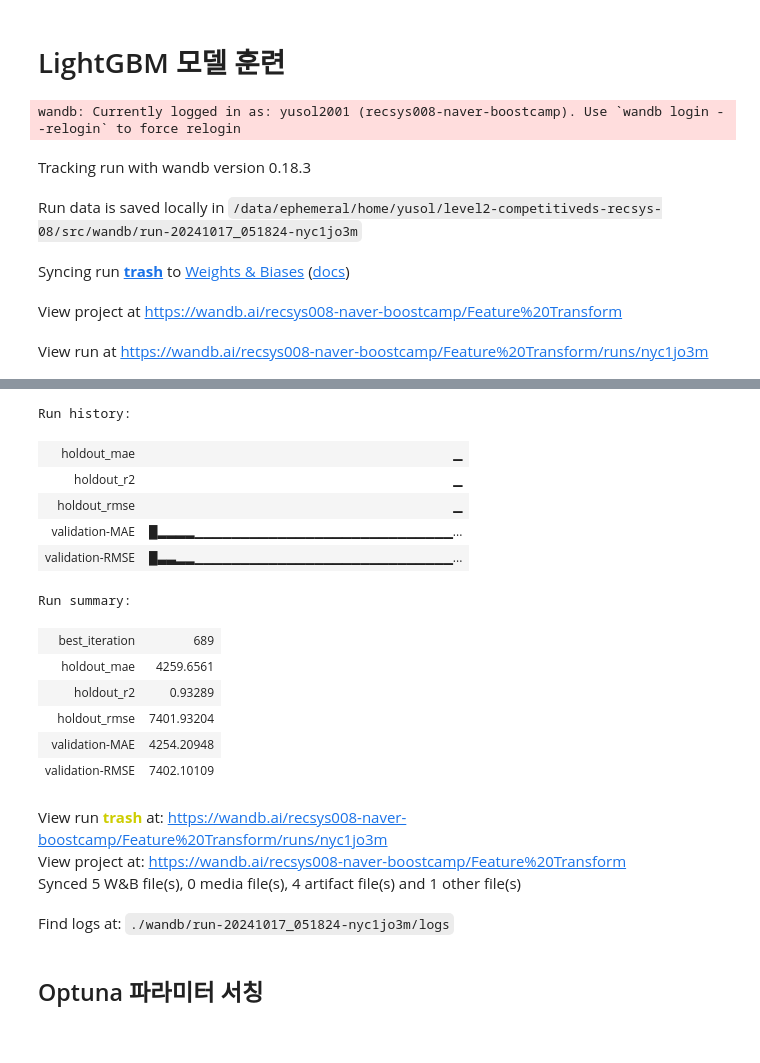
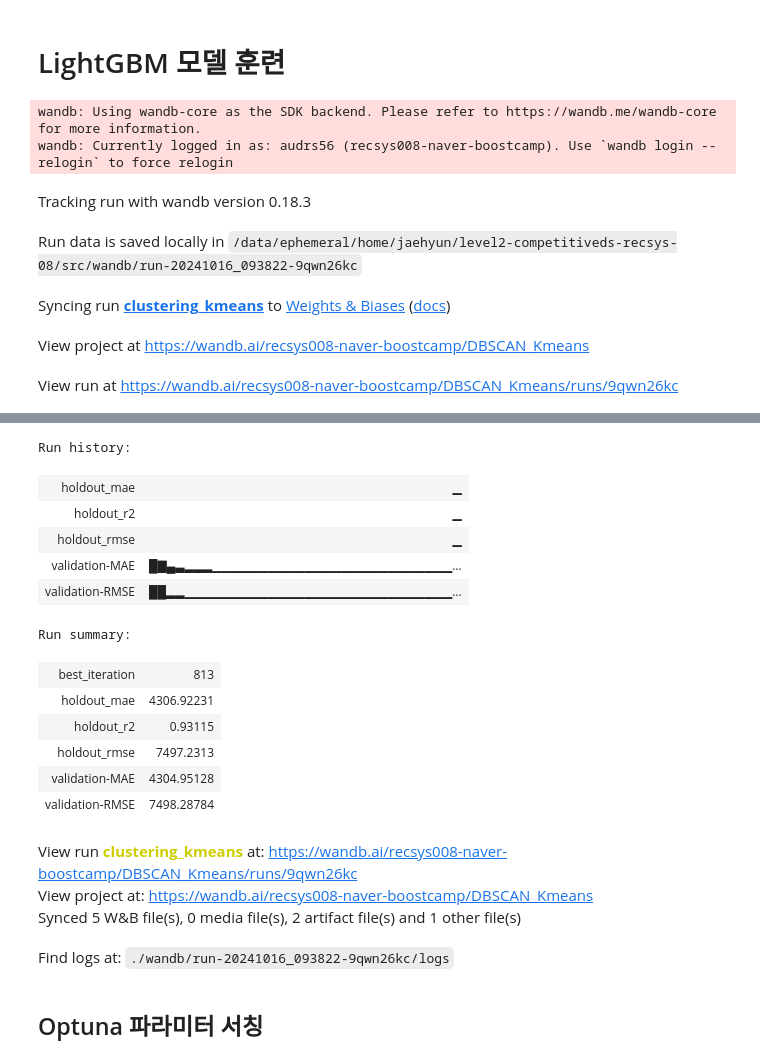
Before and after one commit to boostcampaitech7/level2-competitiveds-recsys-08, a Jupyter notebook: src/baseline.ipynb, the cells around one changed output, grey strips where cells are left out. Drawn from its saved outputs; the diff is of its cells as text; code cells hidden in the pictures.

```diff
--- a/src/baseline.ipynb
+++ b/src/baseline.ipynb
@@ -156,13 +150,3 @@ test_data = ft.map_item_count_or_density_with_area(test_data, park, radius_km, i
-# %%
-# 각 레벨에 대해 다른 거리 범위를 설정
-distance_kms = {
-    'elementary': 1,  # 1km 이내
-    'middle': 5,      # 3km 이내
-    'high': 5         # 5km 이내
-}
-
-train_data = ft.map_school_level_counts(train_data, school, distance_kms, n_jobs=8)
-test_data = ft.map_school_level_counts(test_data, school, distance_kms, n_jobs=8)
 # %% [markdown]
 # Holdout 데이터셋 설정 (예: 2023년 7월부터 12월까지의 데이터)
 # %%
@@ -268,17 +279,33 @@ X_holdout.head()
 ## 피처 선택
 # %%
 # 피처 선택
-train_columns = ['area_m2', 'contract_year_month', 'floor', 'built_year', 'latitude', 'longitude', 'cluster',
-                 'nearest_subway_distance', 'nearest_elementary_distance', 'nearest_middle_distance',
-                 'nearest_high_distance', 'park_density', 'elementary', 'middle', 'high']
-
+train_columns = ['area_m2', 'contract_year_month', 'contract_day', 'floor', 'built_year', 'latitude', 'longitude',
+              'nearest_subway_distance', 'nearest_elementary_distance', 'nearest_middle_distance', 'nearest_high_distance', 'nearest_park_distance', 'nearest_park_area', 'cluster']
 X_train = X_train[train_columns]
 X_holdout = X_holdout[train_columns]
+X_test = X_test[train_columns]
 # %% [markdown]
 # LightGBM 모델 훈련
 # %%
+# 플롯 제목 통일을 위해 커스텀 콜백 설정
+def custom_wandb_callback():
+    def callback(env):
+        for data_name, metric_name, value, _ in env.evaluation_result_list:
+            # 메트릭 이름 변경
+            if metric_name == 'l1':
+                metric_name = 'MAE'
+            elif metric_name == 'rmse':
+                metric_name = 'RMSE'
+
+            # 로그 이름 생성
+            log_name = f"{data_name}-{metric_name}"
+
+            # wandb에 로그 기록
+            wandb.log({log_name: value}, step=env.iteration)
+    return callback
+
 # wandb 초기화
-wandb.init(project="Feature Transform", name="trash", entity="recsys008-naver-boostcamp")  # 실험명에 따라 name, entity 등 변경해주기!!
+wandb.init(project="DBSCAN_Kmeans", name="clustering_kmeans", entity="recsys008-naver-boostcamp")  # 실험명에 따라 name, entity 등 변경해주기!!
 
 # LightGBM 파라미터 설정
 lgb_params = {
@@ -311,12 +338,12 @@ lgb_model = lgb.train(
     callbacks=[
         lgb.early_stopping(stopping_rounds=50),
         lgb.log_evaluation(period=100),
-        lgb_wandb_callback()
+        custom_wandb_callback()
     ]
 )
 
 # 특성 중요도 로깅
-log_summary(lgb_model)
+lgb_log_summary(lgb_model)
 
 # Holdout 데이터 예측 - validation 데이터에 대해 가장 좋았던 iteration 사용
 lgb_holdout_pred = lgb_model.predict(X_holdout, num_iteration=lgb_model.best_iteration)
@@ -342,10 +369,11 @@ print(f"R²: {lgb_holdout_r2:.2f}")
 # wandb 실험 종료
 wandb.finish()
 # %% [output]
-wandb: Currently logged in as: yusol2001 (recsys008-naver-boostcamp). Use `wandb login --relogin` to force relogin
+wandb: Using wandb-core as the SDK backend. Please refer to https://wandb.me/wandb-core for more information.
+wandb: Currently logged in as: audrs56 (recsys008-naver-boostcamp). Use `wandb login --relogin` to force relogin
 Tracking run with wandb version 0.18.3
-Run data is saved locally in /data/ephemeral/home/yusol/level2-competitiveds-recsys-08/src/wandb/run-20241017_051824-nyc1jo3m
+Run data is saved locally in /data/ephemeral/home/jaehyun/level2-competitiveds-recsys-08/src/wandb/run-20241016_093822-9qwn26kc
-Syncing run trash to Weights & Biases (docs)
+Syncing run clustering_kmeans to Weights & Biases (docs)
-View project at https://wandb.ai/recsys008-naver-boostcamp/Feature%20Transform
+View project at https://wandb.ai/recsys008-naver-boostcamp/DBSCAN_Kmeans
-View run at https://wandb.ai/recsys008-naver-boostcamp/Feature%20Transform/runs/nyc1jo3m
+View run at https://wandb.ai/recsys008-naver-boostcamp/DBSCAN_Kmeans/runs/9qwn26kc
 Training until validation scores don't improve for 50 rounds
@@ -364,21 +393,21 @@ RMSE: 7401.93
 R²: 0.93
 Run history:
 | holdout_mae | ▁ |
 | holdout_r2 | ▁ |
 | holdout_rmse | ▁ |
-| validation-MAE | █▂▂▂▂▁▁▁▁▁▁▁▁▁▁▁▁▁▁▁▁▁▁▁▁▁▁▁▁▁▁▁▁... |
-| validation-RMSE | █▃▃▂▂▁▁▁▁▁▁▁▁▁▁▁▁▁▁▁▁▁▁▁▁▁▁▁▁▁▁▁▁... |
+| validation-MAE | █▇▄▃▂▂▂▁▁▁▁▁▁▁▁▁▁▁▁▁▁▁▁▁▁▁▁▁▁▁▁▁▁... |
+| validation-RMSE | ██▂▂▁▁▁▁▁▁▁▁▁▁▁▁▁▁▁▁▁▁▁▁▁▁▁▁▁▁▁▁▁... |
 Run summary:
-| best_iteration | 689 |
-| holdout_mae | 4259.6561 |
-| holdout_r2 | 0.93289 |
-| holdout_rmse | 7401.93204 |
-| validation-MAE | 4254.20948 |
-| validation-RMSE | 7402.10109 |
+| best_iteration | 813 |
+| holdout_mae | 4306.92231 |
+| holdout_r2 | 0.93115 |
+| holdout_rmse | 7497.2313 |
+| validation-MAE | 4304.95128 |
+| validation-RMSE | 7498.28784 |
-View run trash at: https://wandb.ai/recsys008-naver-boostcamp/Feature%20Transform/runs/nyc1jo3m
-View project at: https://wandb.ai/recsys008-naver-boostcamp/Feature%20Transform
-Synced 5 W&B file(s), 0 media file(s), 4 artifact file(s) and 1 other file(s)
+View run clustering_kmeans at: https://wandb.ai/recsys008-naver-boostcamp/DBSCAN_Kmeans/runs/9qwn26kc
+View project at: https://wandb.ai/recsys008-naver-boostcamp/DBSCAN_Kmeans
+Synced 5 W&B file(s), 0 media file(s), 2 artifact file(s) and 1 other file(s)
-Find logs at: ./wandb/run-20241017_051824-nyc1jo3m/logs
+Find logs at: ./wandb/run-20241016_093822-9qwn26kc/logs
 # %% [markdown]
 ## Optuna 파라미터 서칭
 # %%
```
Also changed, not shown: parts of 26 cells of this notebook, 3 other files.
